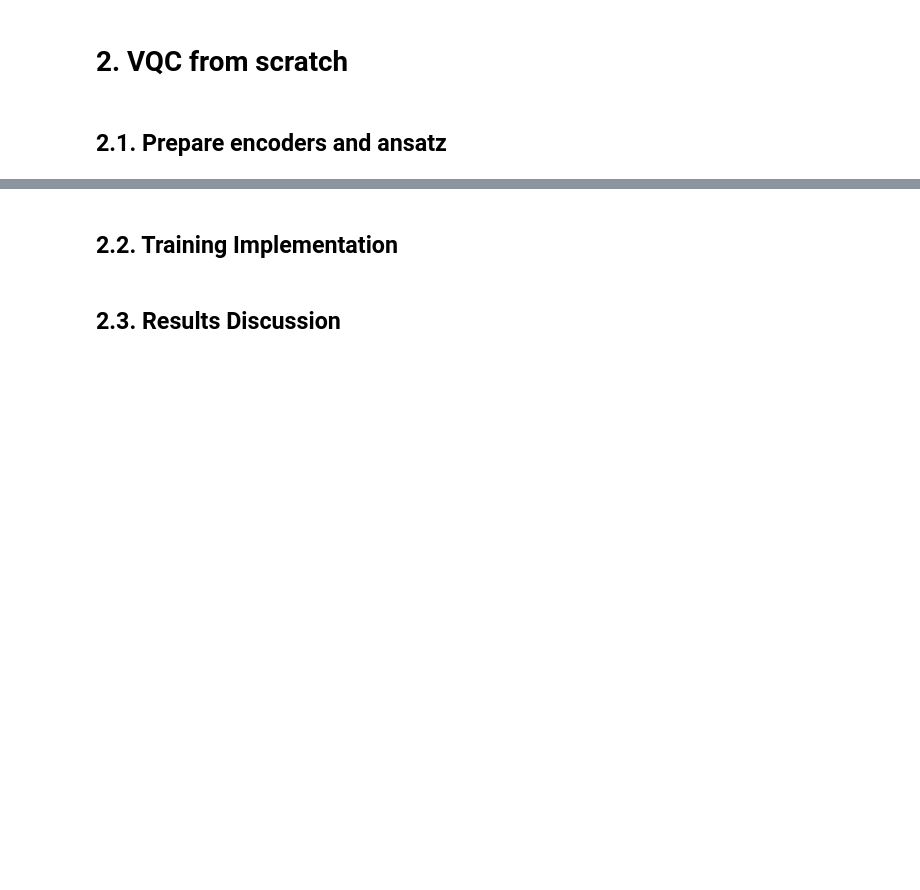
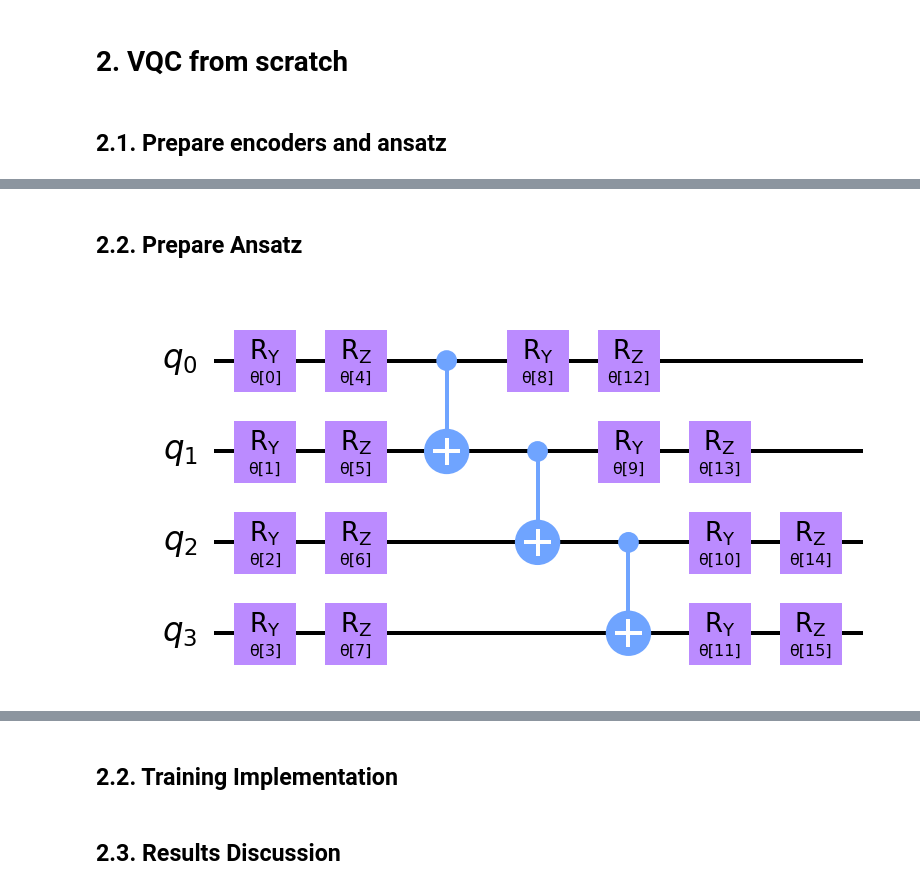
Before and after one commit to natestemen/qml, a Jupyter notebook: C2C Project Notebook.ipynb, the cells around one changed output, grey strips where cells are left out. Saved outputs shown, nothing was run; the diff lists cells and outputs as text; code cells hidden in the pictures; blank space fills up the shorter version.

```diff
--- a/C2C Project Notebook.ipynb
+++ b/C2C Project Notebook.ipynb
@@ -90,6 +160,16 @@ def encoder_circuit_1(data_x,_):
     """
     encoder_circuit = None
     return encoder_circuit
+# %% [markdown]
+## 2.2. Prepare Ansatz
+# %%
+def get_two_locals(feature_dim, rotations, var_form_rep, ent):
+    return TwoLocal(num_qubits=feature_dim, rotation_blocks=rotations, entanglement_blocks='cx', entanglement=ent, reps=var_form_rep)
+
+ansatz_tl = get_two_locals(feature_dim, ['ry', 'rz'], 1, 'linear')
+ansatz_tl.decompose().draw('mpl', scale=2)
+# %% [output]
+[figure, added]
 # %%
 # Define function(s) to generate the ansatz
 # TODO: implement different ansatz designs (one function for each)
```
Also changed, not shown: parts of 25 cells of this notebook, 2 other files.
